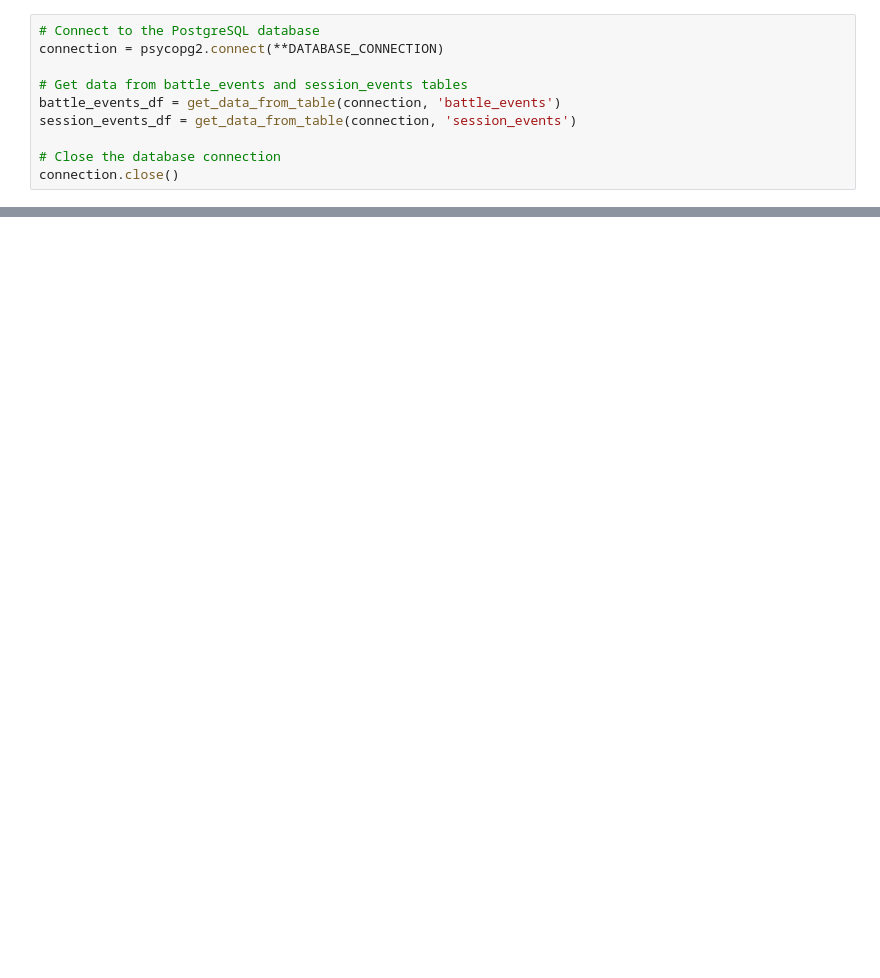
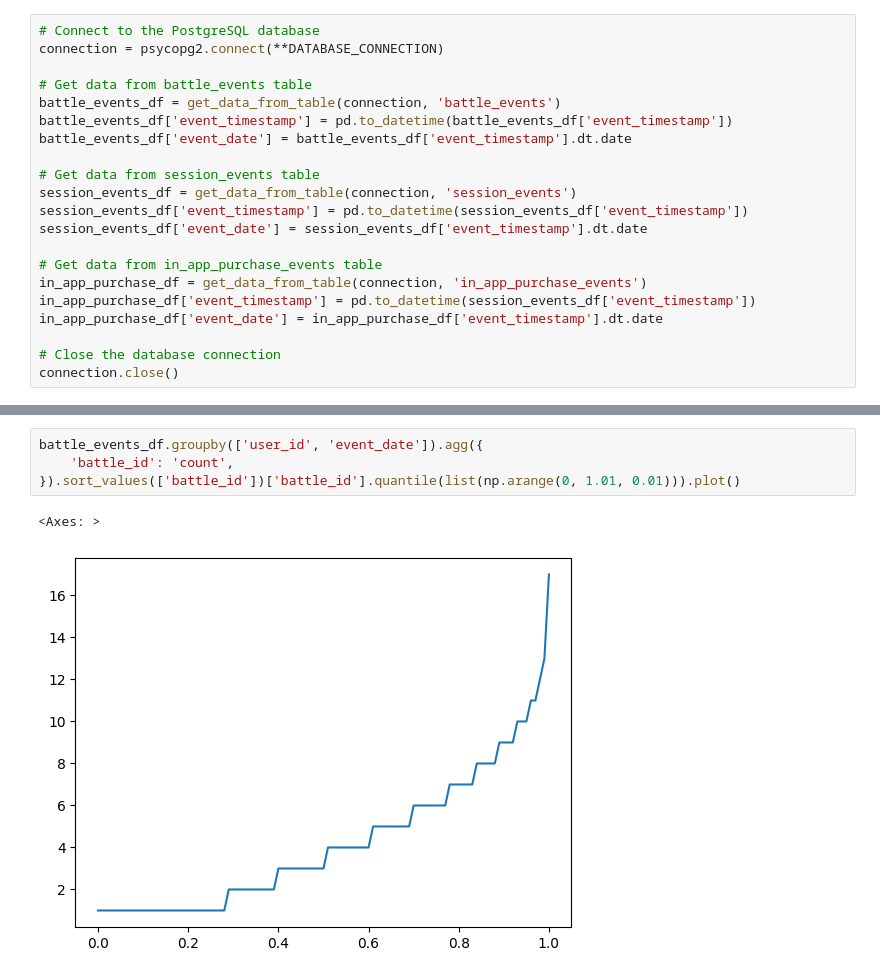
Before and after one commit to sviperm/wargamin-test-assignment, a Jupyter notebook: notebooks/eda.ipynb, the cells around one changed output, grey strips where cells are left out. Drawn from its saved outputs; the diff is of its cells as text; blank space fills up the shorter version.

```diff
--- a/notebooks/eda.ipynb
+++ b/notebooks/eda.ipynb
@@ -28,9 +29,20 @@ def get_data_from_table(connection, table_name):
 # Connect to the PostgreSQL database
 connection = psycopg2.connect(**DATABASE_CONNECTION)
 
-# Get data from battle_events and session_events tables
+# Get data from battle_events table
 battle_events_df = get_data_from_table(connection, 'battle_events')
+battle_events_df['event_timestamp'] = pd.to_datetime(battle_events_df['event_timestamp'])
+battle_events_df['event_date'] = battle_events_df['event_timestamp'].dt.date
+
+# Get data from session_events table
 session_events_df = get_data_from_table(connection, 'session_events')
+session_events_df['event_timestamp'] = pd.to_datetime(session_events_df['event_timestamp'])
+session_events_df['event_date'] = session_events_df['event_timestamp'].dt.date
+
+# Get data from in_app_purchase_events table
+in_app_purchase_df = get_data_from_table(connection, 'in_app_purchase_events')
+in_app_purchase_df['event_timestamp'] = pd.to_datetime(session_events_df['event_timestamp'])
+in_app_purchase_df['event_date'] = in_app_purchase_df['event_timestamp'].dt.date
 
 # Close the database connection
 connection.close()
@@ -40,0 +69,7 @@ LINE 1: SELECT * FROM session_events;
+# %%
+battle_events_df.groupby(['user_id', 'event_date']).agg({
+    'battle_id': 'count',
+}).sort_values(['battle_id'])['battle_id'].quantile(list(np.arange(0, 1.01, 0.01))).plot()
+# %% [output]
+<Axes: >
+[figure, added]
```
Also changed, not shown: parts of 8 cells of this notebook.
